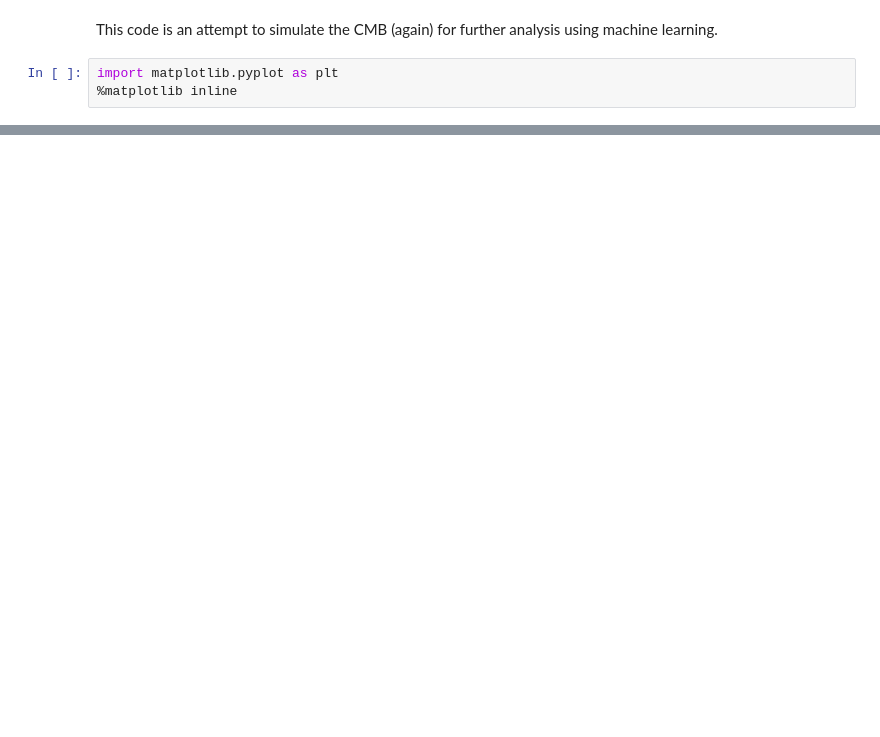
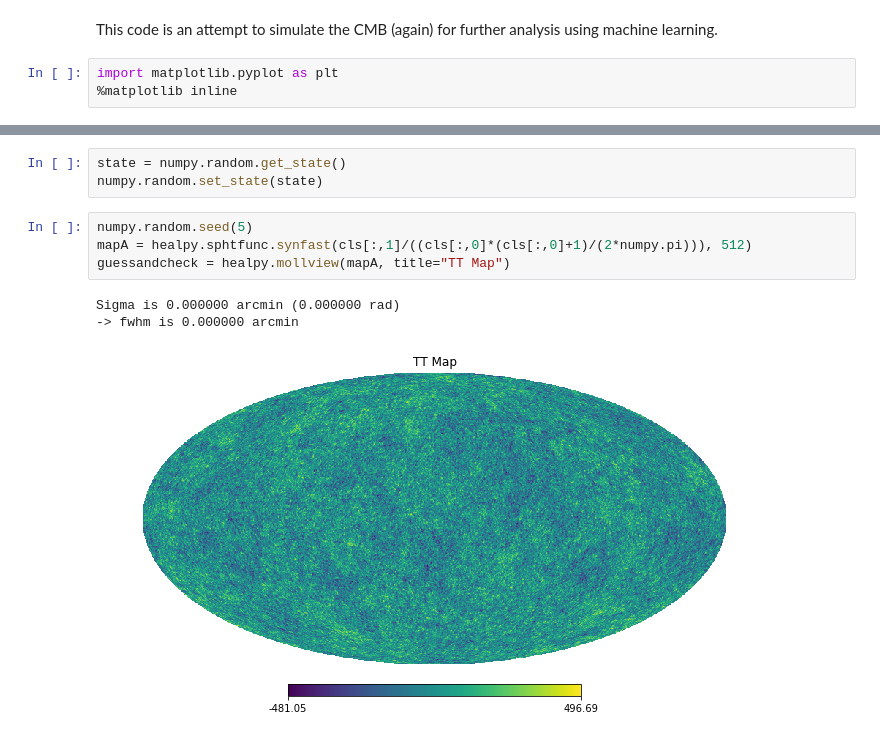
Before and after one commit to deepskies/DeepCMBsim, a Jupyter notebook: cmb_simulations.ipynb, the cells around one changed output, grey strips where cells are left out. Cells and saved outputs as stored; diff of their text form; blank space fills up the shorter version.

```diff
--- a/cmb_simulations.ipynb
+++ b/cmb_simulations.ipynb
@@ -67,0 +89,11 @@ theta, phi = np.degrees(hp.pix2ang(nside=32, ipix=[0, 1, 2, 3, 4]))
+# %%
+state = numpy.random.get_state()
+numpy.random.set_state(state)
+# %%
+numpy.random.seed(5)
+mapA = healpy.sphtfunc.synfast(cls[:,1]/((cls[:,0]*(cls[:,0]+1)/(2*numpy.pi))), 512)
+guessandcheck = healpy.mollview(mapA, title="TT Map")
+# %% [output]
+Sigma is 0.000000 arcmin (0.000000 rad)
+-> fwhm is 0.000000 arcmin
+[figure, added]
```
Also changed, not shown: parts of 18 cells of this notebook.
